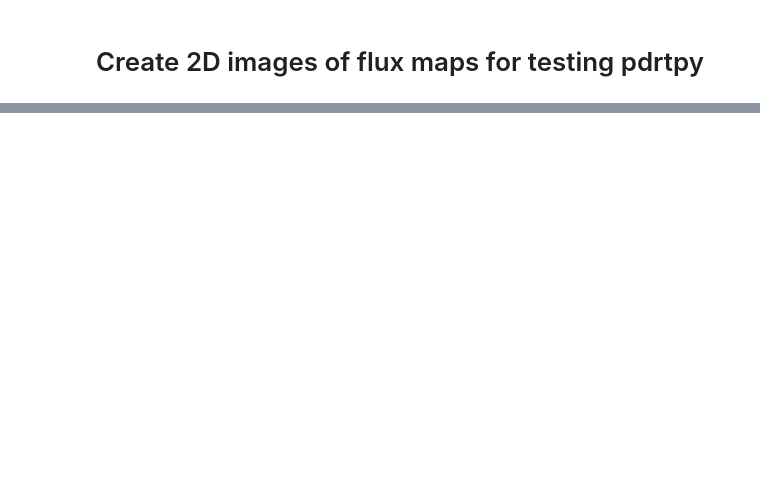
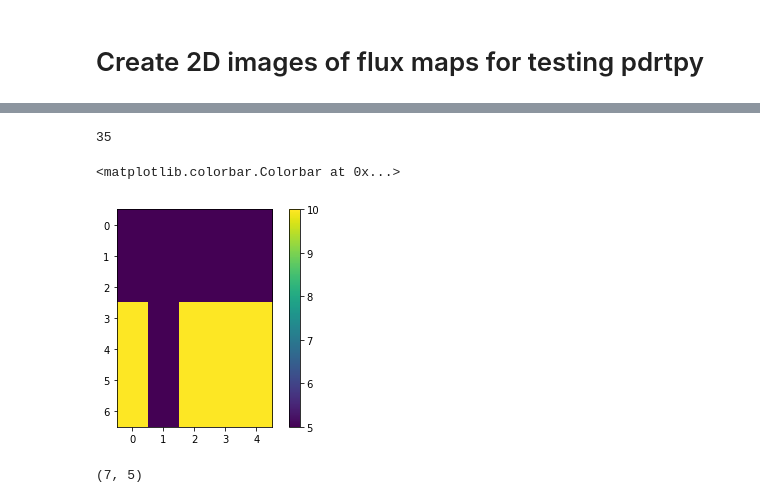
Before and after one commit to mpound/pdrttest, a Jupyter notebook: fakeobscreator.ipynb, the cells around one changed output, grey strips where cells are left out. Cells and saved outputs as stored; diff of their text form; code cells hidden in the pictures; blank space fills up the shorter version.

Commit message:
working test against Jameson et al 2018 data

```diff
--- a/fakeobscreator.ipynb
+++ b/fakeobscreator.ipynb
@@ -256,0 +3,25 @@ np.min(vvv)
+# %%
+import numpy as np
+import scipy.stats as stats
+
+from astropy.io import fits
+import astropy.wcs as wcs
+import astropy.units as u
+from astropy.table import Table
+from astropy.nddata import NDDataArray, CCDData, NDUncertainty, StdDevUncertainty, VarianceUncertainty, InverseVariance
+from astropy.visualization import simple_norm, ZScaleInterval , ImageNormalize
+from astropy.visualization.stretch import SinhStretch,  LinearStretch
+
+import matplotlib.pyplot as plt
+import matplotlib.colors as mpcolors
+from matplotlib import ticker
+from matplotlib.lines import Line2D
+from pdrtpy.pdrutils import PDRutils
+from pdrtpy.measurement import Measurement
+
+#import sunpy
+#from ndcube import NDCube
+#%matplotlib inline
+plt.rcParams["figure.figsize"] = (20,10)
+import sys
+np.set_printoptions(threshold=sys.maxsize)
@@ -256,0 +162,15 @@ np.min(vvv)
+# %%
+z2 = Measurement.read("CI_609_fakeobs.fits",identifier='CI_609')
+z1 = Measurement.read("OI_145_fakeobs.fits",identifier= )
+z3 = Measurement.read("CO_21_fakeobs.fits",identifier="CO_21")
+z4 = Measurement.read("CII_158_fakeobs.fits",identifier="CII_158")
+z = [z1,z2,z3,z4]
+print(z1.flux.size)
+# %% [output]
+35
+# %%
+plt.imshow(z2.data)
+plt.colorbar()
+# %% [output]
+<matplotlib.colorbar.Colorbar at 0x...>
+[figure, added]
@@ -256,0 +180,6 @@ np.min(vvv)
+# %%
+p.computeValidRatios()
+p.check_ratio_shapes()
+p._observedratios['OI_145/CII_158'].shape
+# %% [output]
+(7, 5)
```
Also changed, not shown: parts of 118 cells of this notebook, 6 other files.
